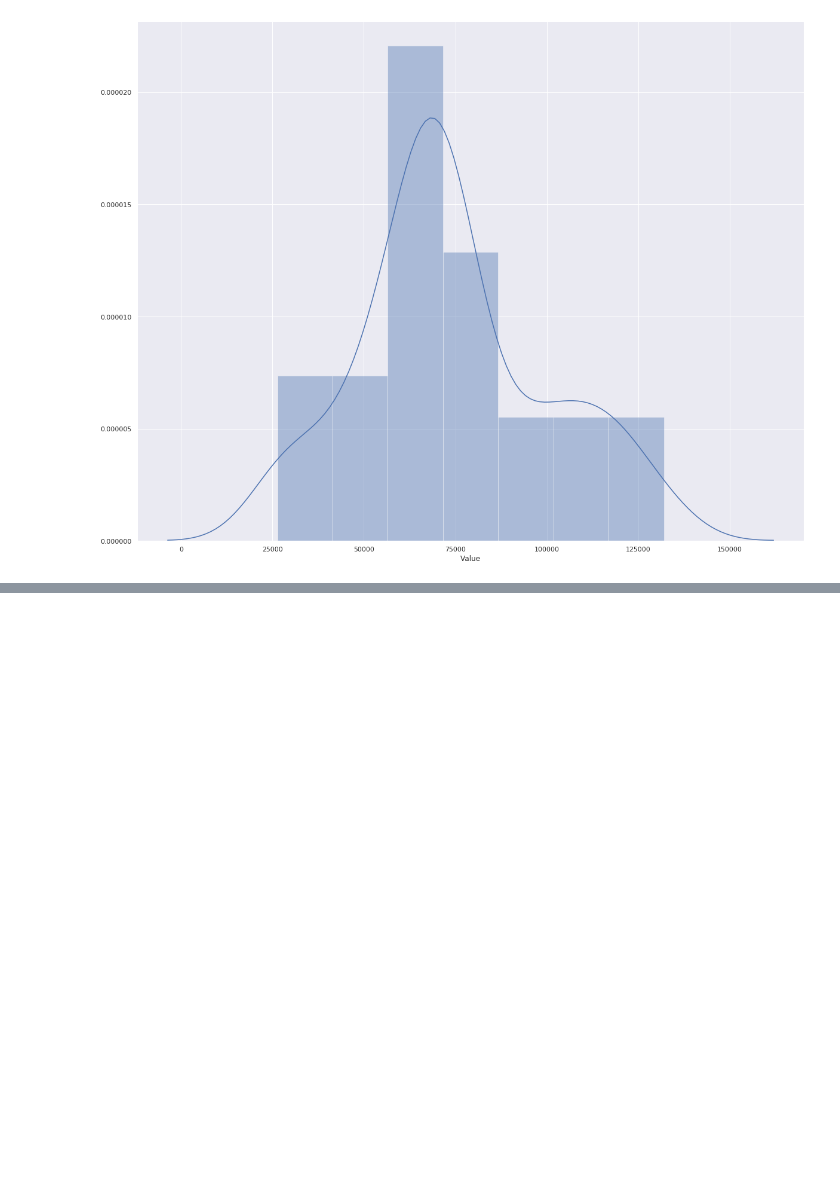
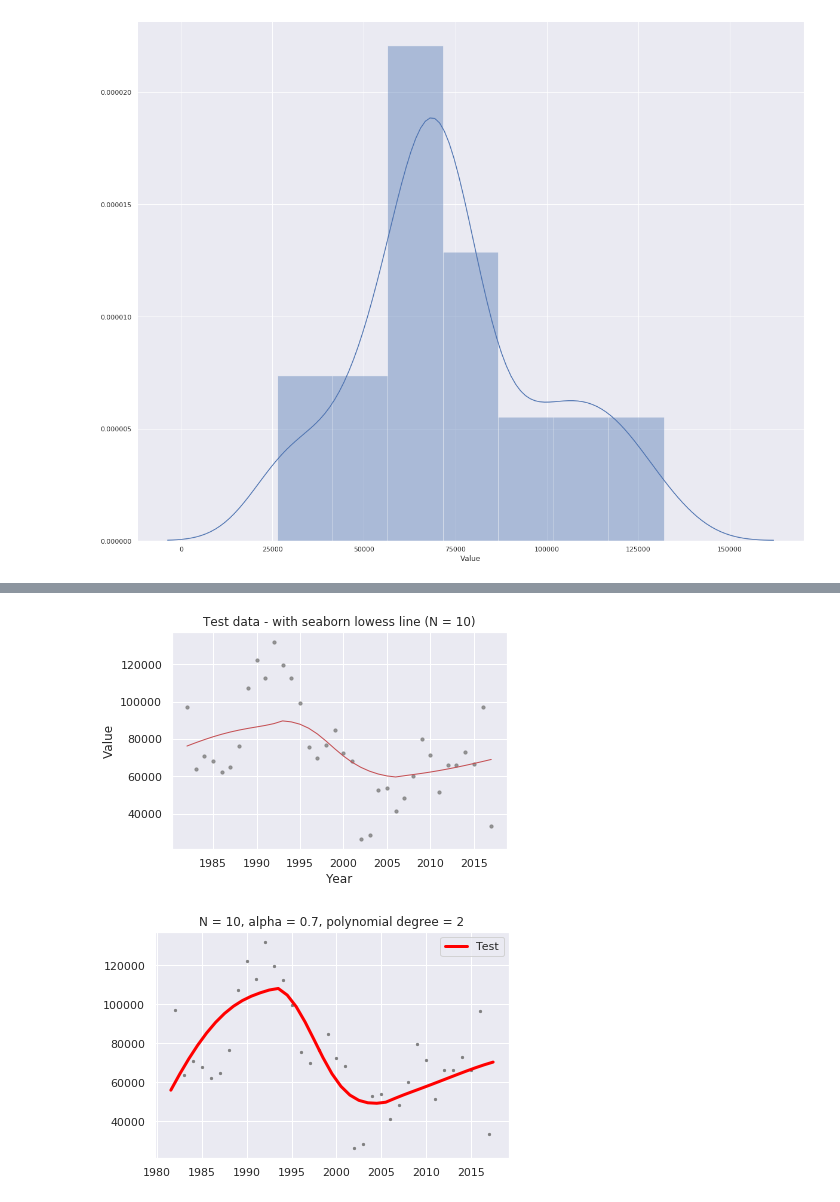
Before and after one commit to amrnumenor/Refugees-Settlement, a Jupyter notebook: Refugees Settlement in USA.ipynb, the cells around one changed output, grey strips where cells are left out. Cells and saved outputs as stored; diff of their text form; code cells hidden in the pictures; blank space fills up the shorter version.

```diff
--- a/Refugees Settlement in USA.ipynb
+++ b/Refugees Settlement in USA.ipynb
@@ -179,0 +206,66 @@ AttributeError: 'numpy.ndarray' object has no attribute 'as_matrix'
+# %%
+# Seaborne solution:
+sns.regplot("Year", "Value", data=refugee,  color="grey", scatter_kws={"s": 10},
+             line_kws={"color":"r","alpha":1,"lw":1} ,lowess=True)
+plt.xlabel("Year"), plt.ylabel("Value")
+plt.title('Test data - with seaborn lowess line (N = 10)')
+plt.show()
+
+
+def loc_eval(x, b):
+    loc_est = 0
+    for i in enumerate(b): loc_est+=i[1]*(x**i[0])
+    return(loc_est)
+
+
+def loess(xvals, yvals, data, alpha, poly_degree=1):
+    all_data = sorted(zip(data[xvals].tolist(), data[yvals].tolist()), key=lambda x: x[0])
+    xvals, yvals = zip(*all_data)
+    evalDF = pd.DataFrame(columns=['v','g'])
+    n = len(xvals)
+    m = n + 1
+    q = int(np.floor(n * alpha) if alpha <= 1.0 else n)
+    avg_interval = ((max(xvals)-min(xvals))/len(xvals))
+    v_lb = min(xvals)-(.5*avg_interval)
+    v_ub = (max(xvals)+(.5*avg_interval))
+    v = enumerate(np.linspace(start=v_lb, stop=v_ub, num=m), start=1)
+    xcols = [np.ones_like(xvals)]
+    for j in range(1, (poly_degree + 1)):
+        xcols.append([i ** j for i in xvals])
+    X = np.vstack(xcols).T
+    for i in v:
+        iterpos = i[0]
+        iterval = i[1]
+        iterdists = sorted([(j, np.abs(j-iterval)) for j in xvals], key=lambda x: x[1])
+        _, raw_dists = zip(*iterdists)
+        scale_fact = raw_dists[q-1]
+        scaled_dists = [(j[0],(j[1]/scale_fact)) for j in iterdists]
+        weights = [(j[0],((1-np.abs(j[1]**3))**3 if j[1]<=1 else 0)) for j in scaled_dists]
+        _, weights      = zip(*sorted(weights,     key=lambda x: x[0]))
+        _, raw_dists    = zip(*sorted(iterdists,   key=lambda x: x[0]))
+        _, scaled_dists = zip(*sorted(scaled_dists,key=lambda x: x[0]))
+        W         = np.diag(weights)
+        b         = np.linalg.inv(X.T @ W @ X) @ (X.T @ W @ yvals)
+        local_est = loc_eval(iterval, b)
+        iterDF2   = pd.DataFrame({
+                       'v'  :[iterval],
+                       'g'  :[local_est]
+                       })
+        evalDF = pd.concat([evalDF, iterDF2])
+    evalDF = evalDF[['v','g']]
+    return(evalDF)
+
+
+evalDF = loess("Year", "Value", data = refugee, alpha=0.7, poly_degree=2)
+
+fig = plt.figure()
+ax1 = fig.add_subplot(111)
+ax1.scatter(refugee["Year"], refugee["Value"], color="grey", marker="o", s=5, label="_nolegend_")
+ax1.plot(evalDF['v'], evalDF['g'], color='red', linewidth= 3, label="Test")
+plt.title('N = 10, alpha = 0.7, polynomial degree = 2')
+plt.legend()
+plt.tight_layout()
+plt.show()
+# %% [output]
+[figure, added]
+[figure, added]
```
Also changed, not shown: parts of 11 cells of this notebook.
